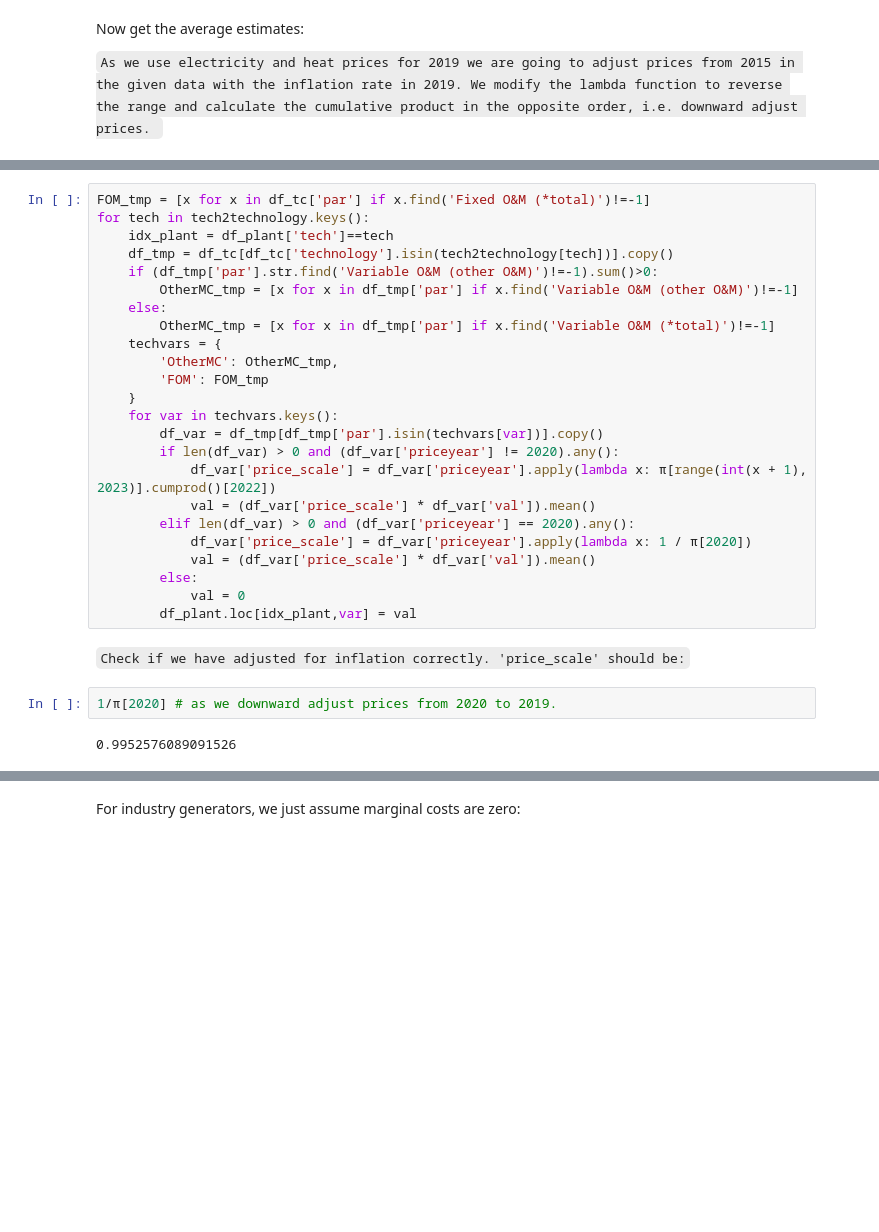
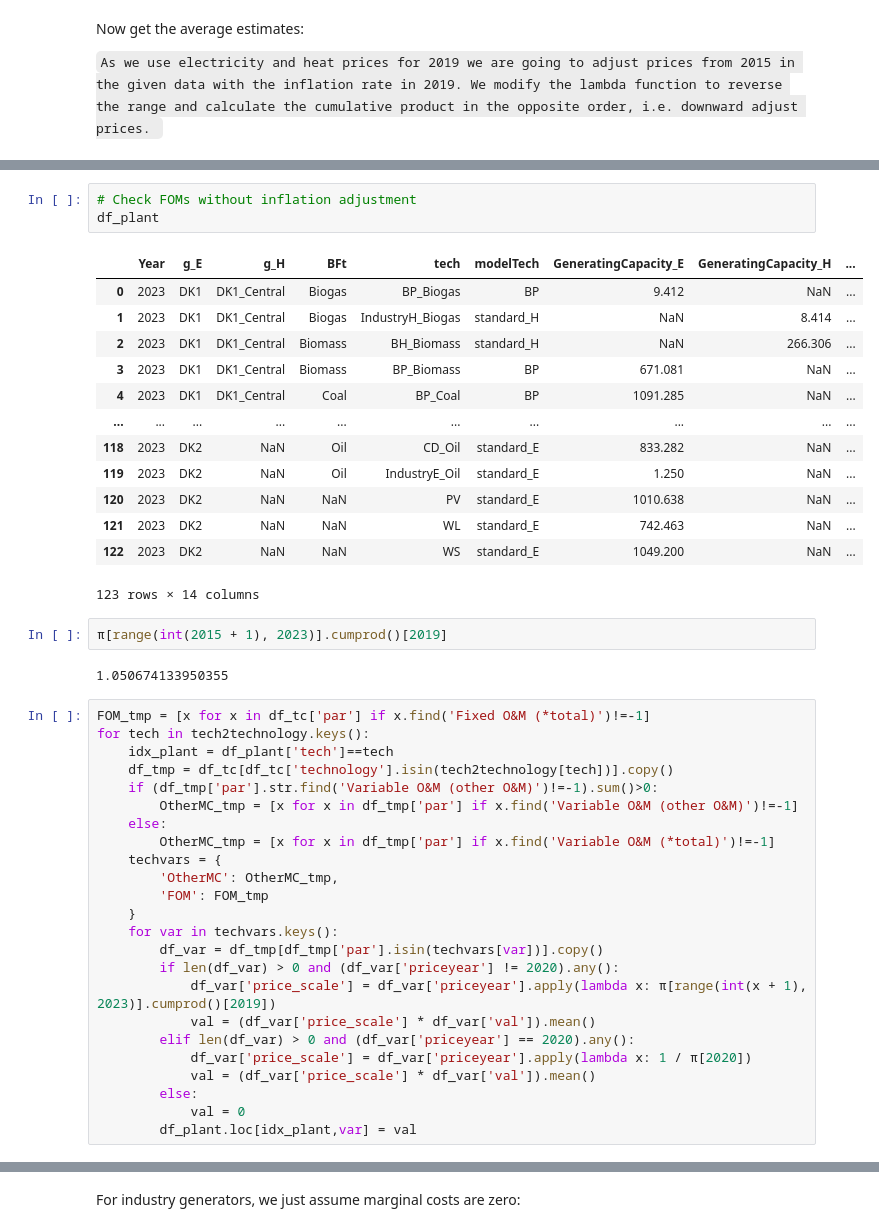
Before and after one commit to marcherger/EnergyEconGroupWork, a Jupyter notebook: DownloadDataForDK/D_MakeModelData.ipynb, the cells around one changed output, grey strips where cells are left out. Cells and saved outputs as stored; diff of their text form; blank space fills up the shorter version.

Commit message:
Making Model Data finished

```diff
--- a/DownloadDataForDK/D_MakeModelData.ipynb
+++ b/DownloadDataForDK/D_MakeModelData.ipynb
@@ -596,3 +612,24 @@ Now get the average estimates:
+# %%
+# Check FOMs without inflation adjustment
+df_plant
+# %% [output]
+|  | Year | g_E | g_H | BFt | tech | modelTech | GeneratingCapacity_E | GeneratingCapacity_H | ... |
+| 0 | 2023 | DK1 | DK1_Central | Biogas | BP_Biogas | BP | 9.412 | NaN | ... |
+| 1 | 2023 | DK1 | DK1_Central | Biogas | IndustryH_Biogas | standard_H | NaN | 8.414 | ... |
+| 2 | 2023 | DK1 | DK1_Central | Biomass | BH_Biomass | standard_H | NaN | 266.306 | ... |
+| 3 | 2023 | DK1 | DK1_Central | Biomass | BP_Biomass | BP | 671.081 | NaN | ... |
+| 4 | 2023 | DK1 | DK1_Central | Coal | BP_Coal | BP | 1091.285 | NaN | ... |
+| ... | ... | ... | ... | ... | ... | ... | ... | ... | ... |
+| 118 | 2023 | DK2 | NaN | Oil | CD_Oil | standard_E | 833.282 | NaN | ... |
+| 119 | 2023 | DK2 | NaN | Oil | IndustryE_Oil | standard_E | 1.250 | NaN | ... |
+| 120 | 2023 | DK2 | NaN | NaN | PV | standard_E | 1010.638 | NaN | ... |
+| 121 | 2023 | DK2 | NaN | NaN | WL | standard_E | 742.463 | NaN | ... |
+| 122 | 2023 | DK2 | NaN | NaN | WS | standard_E | 1049.200 | NaN | ... |
+123 rows × 14 columns
+# %%
+π[range(int(2015 + 1), 2023)].cumprod()[2019]
+# %% [output]
+1.050674133950355
 # %%
 FOM_tmp = [x for x in df_tc['par'] if x.find('Fixed O&M (*total)')!=-1]
 for tech in tech2technology.keys():
@@ -609,7 +646,7 @@ for tech in tech2technology.keys():
     for var in techvars.keys():
         df_var = df_tmp[df_tmp['par'].isin(techvars[var])].copy()
         if len(df_var) > 0 and (df_var['priceyear'] != 2020).any():
-            df_var['price_scale'] = df_var['priceyear'].apply(lambda x: π[range(int(x + 1), 2023)].cumprod()[2022])
+            df_var['price_scale'] = df_var['priceyear'].apply(lambda x: π[range(int(x + 1), 2023)].cumprod()[2019])
             val = (df_var['price_scale'] * df_var['val']).mean()
         elif len(df_var) > 0 and (df_var['priceyear'] == 2020).any():
             df_var['price_scale'] = df_var['priceyear'].apply(lambda x: 1 / π[2020])
@@ -617,9 +654,3 @@ for tech in tech2technology.keys():
         else:
             val = 0
         df_plant.loc[idx_plant,var] = val
-# %% [markdown]
-`Check if we have adjusted for inflation correctly. 'price_scale' should be:`
-# %%
-1/π[2020] # as we downward adjust prices from 2020 to 2019.
-# %% [output]
-0.9952576089091526
```
Also changed, not shown: parts of 6 cells of this notebook, 22 other files.
